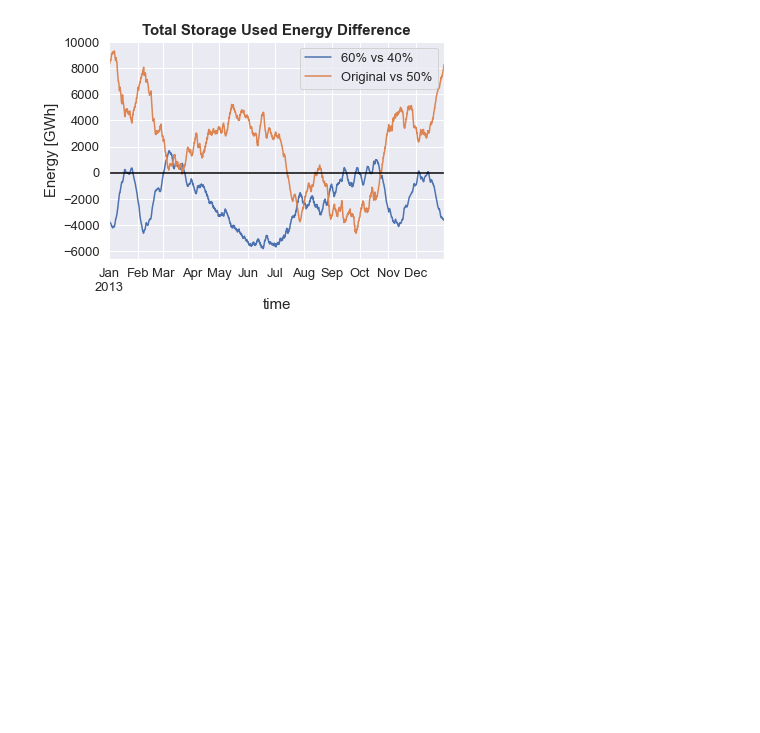
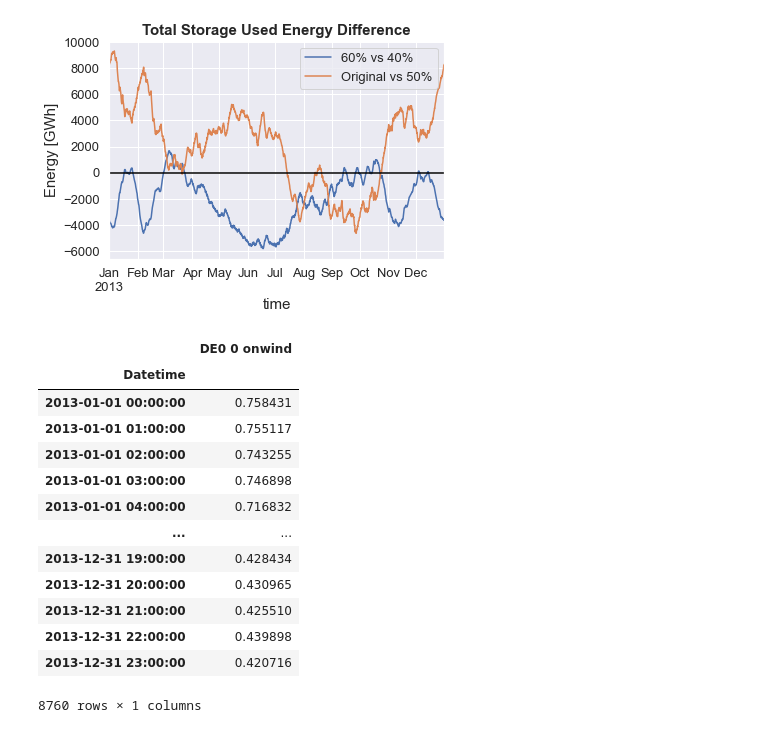
Before and after one commit to fitzthomas/ma_probabilistic_forecasts, a Jupyter notebook: forecast_analysis_thesis.ipynb, the cells around one changed output. Drawn from its saved outputs; the diff is of its cells as text; code cells hidden in the pictures; blank space fills up the shorter version.

```diff
--- a/forecast_analysis_thesis.ipynb
+++ b/forecast_analysis_thesis.ipynb
@@ -1262,3 +1262,24 @@ plt.savefig("results/plots/storage_total_diff.png", bbox_inches="tight")
 plt.show()
 # %% [output]
 [figure]
+# %%
+df_capfacts = capfacts.filter(like="DE0 0 onwind").copy()
+df_capfacts["Datetime"] = pd.to_datetime(capfacts.snapshot, format="%Y-%m-%d %H:%M:%S")
+df_capfacts.set_index("Datetime", inplace=True)
+# df_capfacts.drop(["snapshot"], axis=1, inplace=True)
+df_capfacts
+# %% [output]
+|  | DE0 0 onwind |
+| Datetime |  |
+| 2013-01-01 00:00:00 | 0.758431 |
+| 2013-01-01 01:00:00 | 0.755117 |
+| 2013-01-01 02:00:00 | 0.743255 |
+| 2013-01-01 03:00:00 | 0.746898 |
+| 2013-01-01 04:00:00 | 0.716832 |
+| ... | ... |
+| 2013-12-31 19:00:00 | 0.428434 |
+| 2013-12-31 20:00:00 | 0.430965 |
+| 2013-12-31 21:00:00 | 0.425510 |
+| 2013-12-31 22:00:00 | 0.439898 |
+| 2013-12-31 23:00:00 | 0.420716 |
+8760 rows × 1 columns
```
Also changed, not shown: parts of 3 cells of this notebook, 1 other file.
